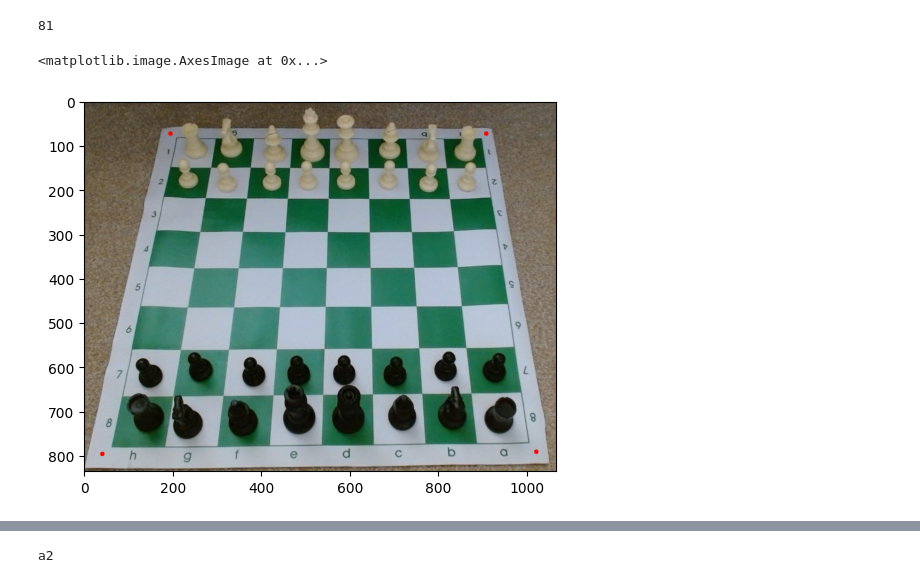
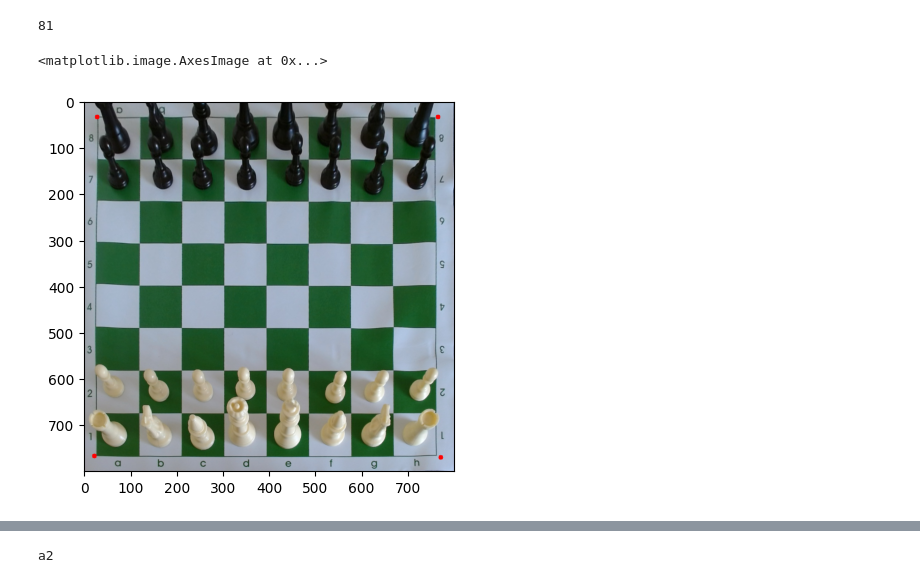
Before and after one commit to b1leygr/chessify, a Jupyter notebook: notebooks/squares.ipynb, the cells around one changed output, grey strips where cells are left out. Saved outputs shown, nothing was run; the diff lists cells and outputs as text; code cells hidden in the pictures.

```diff
--- a/notebooks/squares.ipynb
+++ b/notebooks/squares.ipynb
@@ -122,7 +200,7 @@ for rho_h, theta_h in h:
         intersect = np.linalg.solve(a, b)
         points.append(intersect)
 # %%
-base = img.copy()
+base = board.copy()
 for point in points:
     x, y = point
     cv2.circle(base, (int(x), int(y)), 5, (255, 0, 0), -1)
@@ -133,5 +211,5 @@ plt.imshow(base)
 # %%
-def cluster_intersections(points, max_dist=50):
+def cluster_intersections(points, max_dist=55):
     Y = spatial.distance.pdist(points)
     Z = clstr.hierarchy.single(Y)
     T = clstr.hierarchy.fcluster(Z, max_dist, "distance")
@@ -147,7 +225,7 @@ def cluster_intersections(points, max_dist=50):
 
 points_clustered = cluster_intersections(points)
 # %%
-base = img.copy()
+base = board.copy()
 for point in points_clustered:
     x, y = point
     cv2.circle(base, (int(x), int(y)), 5, (255, 0, 0), -1)
@@ -159,25 +237,13 @@ plt.imshow(base)
 len(points_clustered)
 # %% [output]
 81
-# %%
-def find_corners(points):
-    #max x + y
-    bottom_right, _ = max(enumerate([point[0] + point[1] for point in points]), key=operator.itemgetter(1))
-    #min x + y
-    top_left, _ = min(enumerate([point[0] + point[1] for point in points]), key=operator.itemgetter(1))
-    #min x - y
-    bottom_left, _ = min(enumerate([point[0] - point[1] for point in points]), key=operator.itemgetter(1))
-    #max x - y
-    top_right, _ = max(enumerate([point[0] - point[1] for point in points]), key=operator.itemgetter(1))
-    return [points[bottom_right], points[top_left], points[bottom_left], points[top_right]]
-
-corners = find_corners(points_clustered)
 # %%
-base = img.copy()
+corners = find_corners(points_clustered)
+base = board.copy()
 for point in corners:
     x, y = point
     cv2.circle(base, (int(x), int(y)), 5, (255, 0, 0), -1)
 plt.imshow(base)
 # %% [output]
 <matplotlib.image.AxesImage at 0x...>
-[figure, old version]
+[figure, new version]
```
Also changed, not shown: parts of 32 cells of this notebook.
